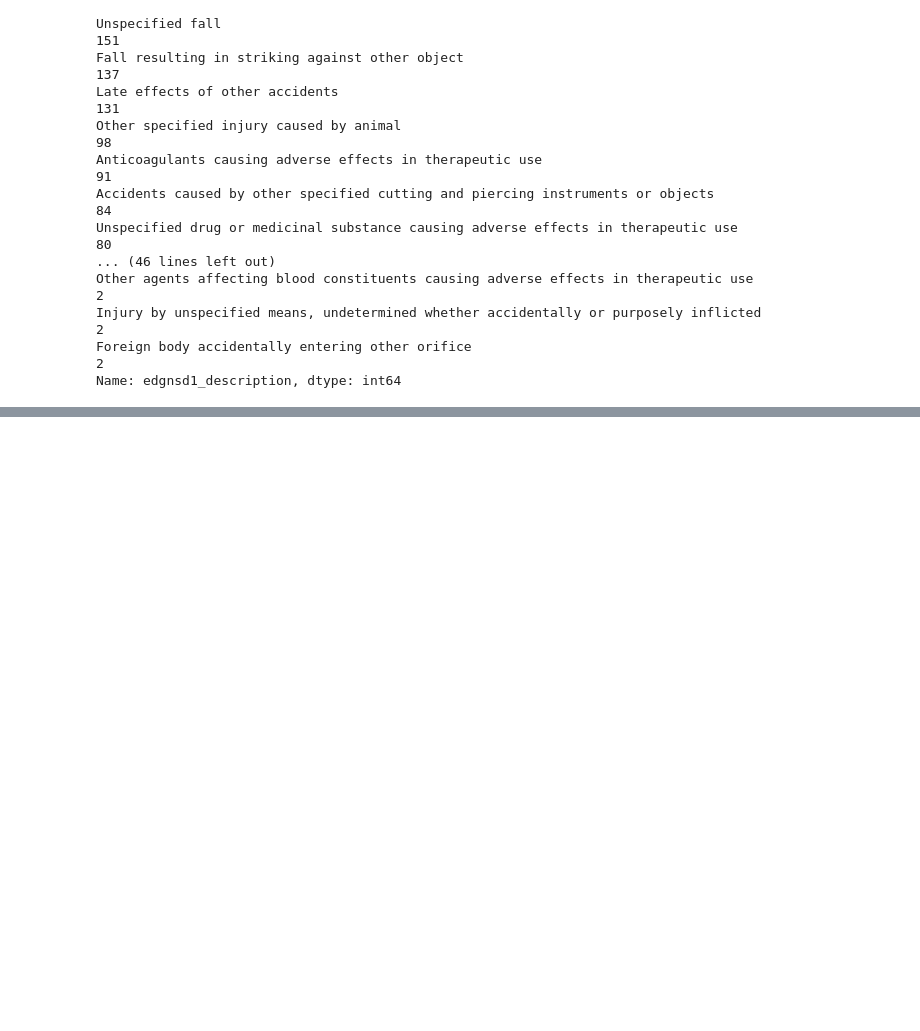
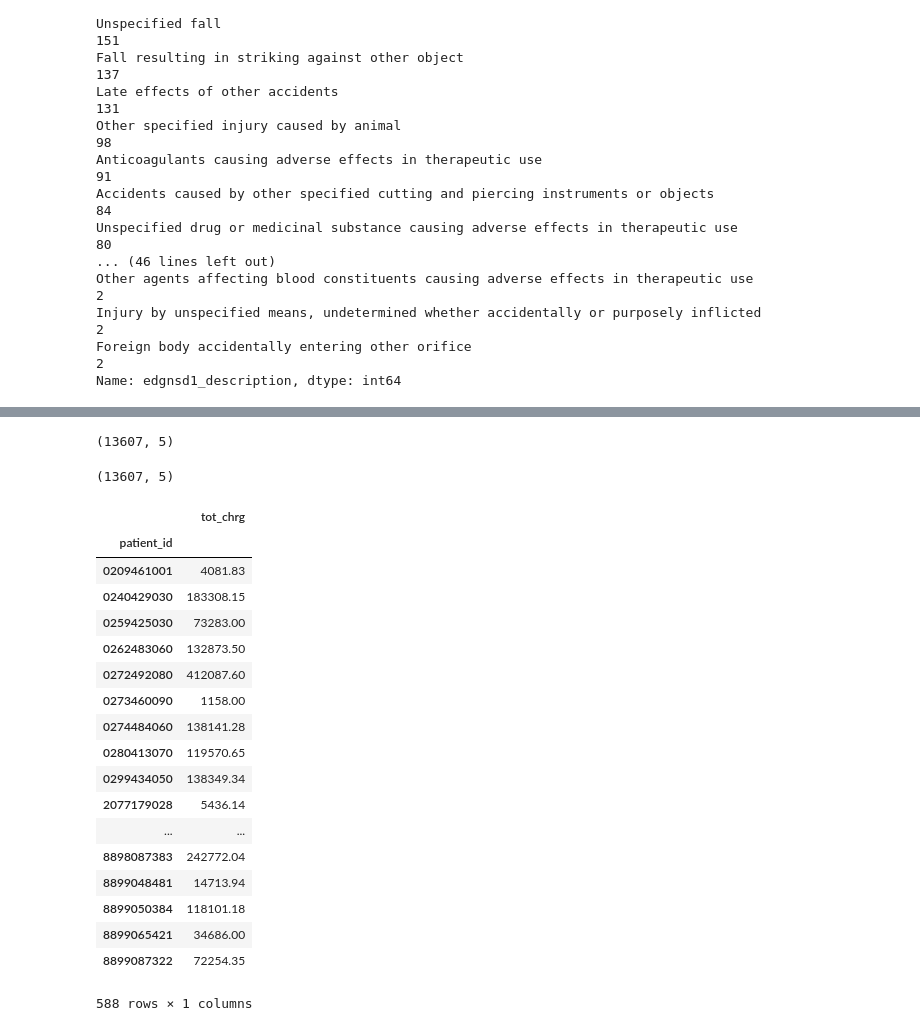
Before and after one commit to doolingdavid/IBA, a Jupyter notebook: costofcare_outsat_load.ipynb, the cells around one changed output, grey strips where cells are left out. Cells and saved outputs as stored; diff of their text form; code cells hidden in the pictures; blank space fills up the shorter version.

```diff
--- a/costofcare_outsat_load.ipynb
+++ b/costofcare_outsat_load.ipynb
@@ -848,0 +869,38 @@ Name: edgnsd1_description, dtype: int64
+# %%
+costcolumns = ['patient_id','claim_from_date','tot_chrg','rec_count','link_num']
+dhkontrol = dhcontrol[costcolumns]
+dhkontrol[dhkontrol.rec_count == 1].shape
+# %% [output]
+(13607, 5)
+# %%
+dhkontrol[dhkontrol.rec_count == 1].drop_duplicates().shape
+# %% [output]
+(13607, 5)
+# %%
+dhkontrol = dhkontrol[dhkontrol.rec_count == 1]
+# %%
+groupedkontrol = dhkontrol.groupby('patient_id')
+# %%
+wokontrol = groupedkontrol.agg({'tot_chrg': np.sum})
+# %%
+wokontrol
+# %% [output]
+|  | tot_chrg |
+| patient_id |  |
+| 0209461001 | 4081.83 |
+| 0240429030 | 183308.15 |
+| 0259425030 | 73283.00 |
+| 0262483060 | 132873.50 |
+| 0272492080 | 412087.60 |
+| 0273460090 | 1158.00 |
+| 0274484060 | 138141.28 |
+| 0280413070 | 119570.65 |
+| 0299434050 | 138349.34 |
+| 2077179028 | 5436.14 |
+| ... | ... |
+| 8898087383 | 242772.04 |
+| 8899048481 | 14713.94 |
+| 8899050384 | 118101.18 |
+| 8899065421 | 34686.00 |
+| 8899087322 | 72254.35 |
+588 rows × 1 columns
```
Also changed, not shown: parts of 2 cells of this notebook.
